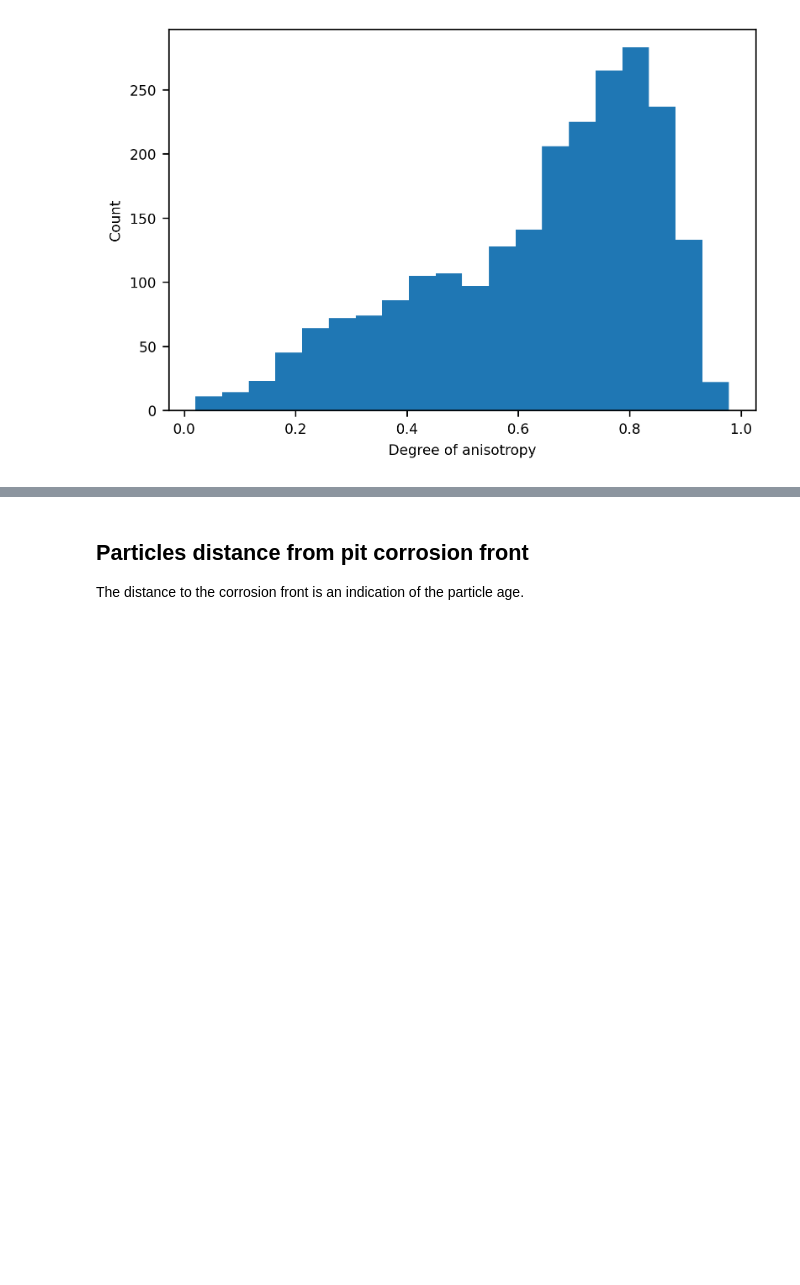
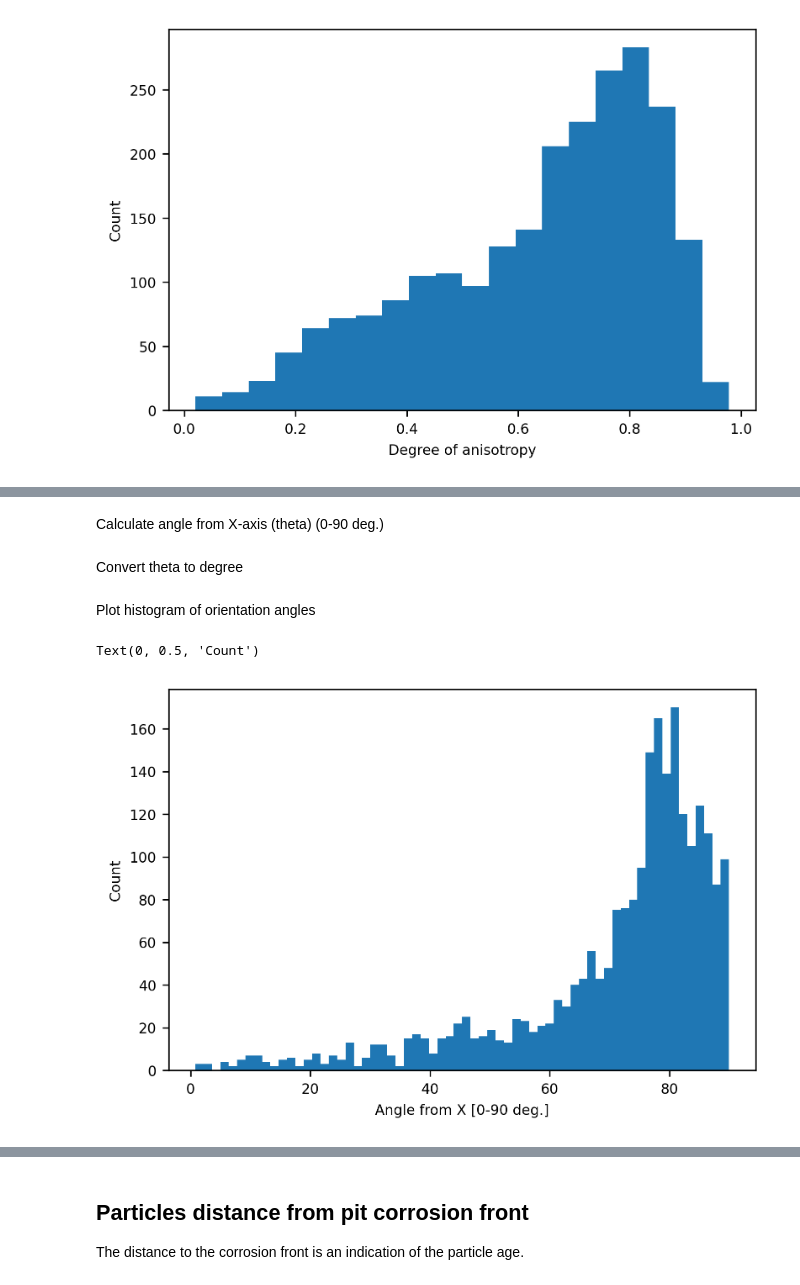
Before and after one commit to gianthk/CERIC-Franceschin, a Jupyter notebook: notebooks/581681_punta_HR_stitch2_crystals.ipynb, the cells around one changed output, grey strips where cells are left out. Drawn from its saved outputs; the diff is of its cells as text; code cells hidden in the pictures; blank space fills up the shorter version.

Commit message:
particle orientation as distance from X

```diff
--- a/notebooks/581681_punta_HR_stitch2_crystals.ipynb
+++ b/notebooks/581681_punta_HR_stitch2_crystals.ipynb
@@ -261,0 +277,26 @@ Text(0, 0.5, 'Count')
+# %% [markdown]
+Calculate angle from X-axis (theta) (0-90 deg.)
+# %%
+theta = np.ndarray([len(projection_theta_r)])
+count = 0
+for angle in projection_theta_r[:,1]:
+    if abs(angle) > np.pi/2:
+        theta[count] = np.pi - abs(angle)
+    else:
+        theta[count] = abs(angle)
+    count += 1
+# %% [markdown]
+Convert theta to degree
+# %%
+projection_theta_r = 180*projection_theta_r/np.pi
+theta = 180*theta/np.pi
+# %% [markdown]
+Plot histogram of orientation angles
+# %%
+plt.figure()
+plt.hist(theta, bins=64)
+plt.xlabel("Angle from X [0-90 deg.]")
+plt.ylabel("Count")
+# %% [output]
+Text(0, 0.5, 'Count')
+[figure, added]
```
Also changed, not shown: parts of 33 cells of this notebook.
